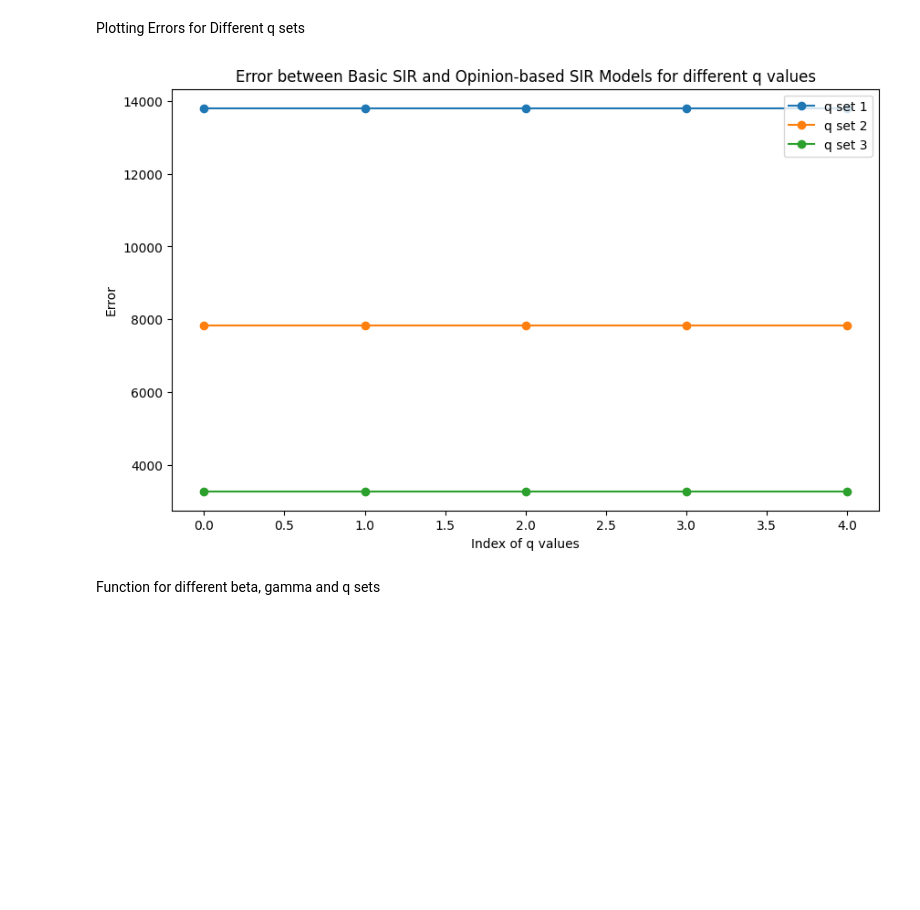
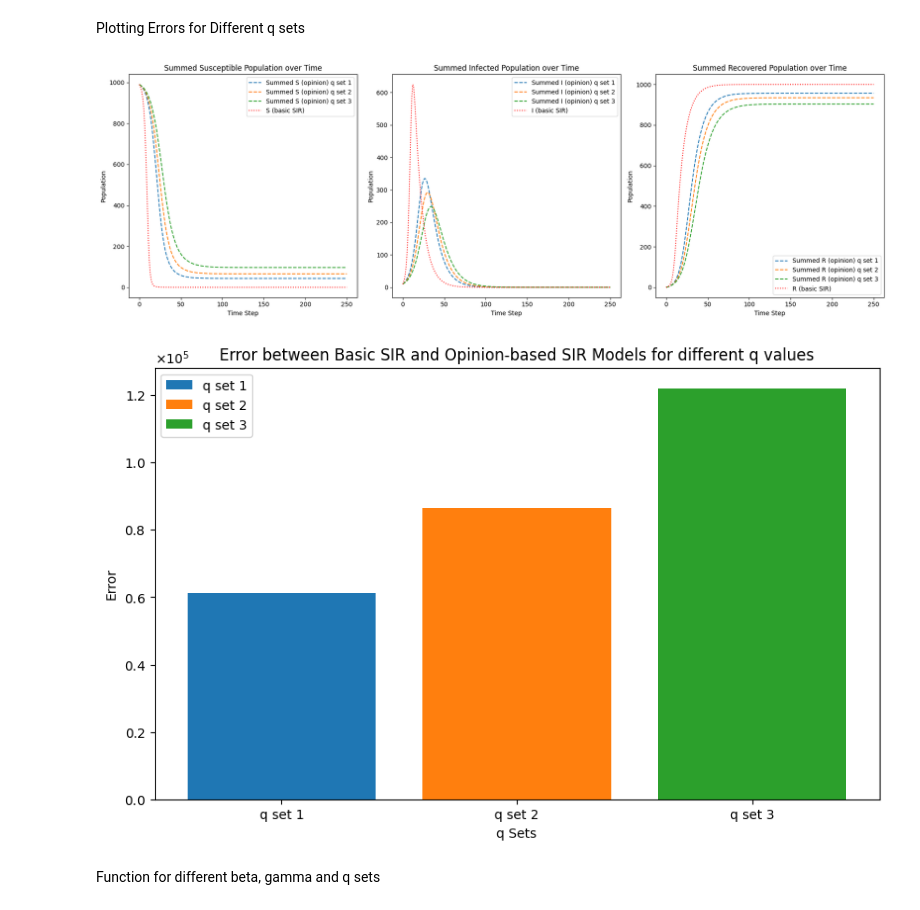
Before and after one commit to mohdkashifansari/Influence_of_Opinion_Dynamics_on_Disease_Spread, a Jupyter notebook: F_F_Code.ipynb, the cells around one changed output. Drawn from its saved outputs; the diff is of its cells as text; code cells hidden in the pictures; blank space fills up the shorter version.

```diff
--- a/F_F_Code.ipynb
+++ b/F_F_Code.ipynb
@@ -11,7 +11,7 @@ from scipy.optimize import minimize
 Softmax
 # %%
 def pii(q):
-    return 1 / (1 + np.exp(q)), np.exp(q) / (1 + np.exp(q))
+    return 1 / (1 + np.exp(-q)), np.exp(-q) / (1 + np.exp(-q))
 # %% [markdown]
 Transition Matrix
 # %%
@@ -86,10 +86,10 @@ init_state = (int_S, int_I, int_R)
 
 init_opinion_state = np.array([int_S // n] * n + [int_I // n] * n + [int_R // n] * n)
 
-q = np.array([-1 * i for i in range(n)])
-beta = 0.8  # infection rate
+q = np.array([-.1 * i for i in range(n)])
+beta = 0.7  # infection rate
 gamma = 0.1  # recovery rate
-steps = 50  # Number of time steps to simulate
+steps = 250  # Number of time steps to simulate
 
 populations = simulate_transition(init_opinion_state, beta, gamma, steps, q)
 basic_SIR_populations = simulate_basic_SIR(init_state, beta, gamma, steps)
@@ -314,50 +317,89 @@ diff_beta_gamma()
 # %% [markdown]
 Plotting Errors for Different q sets
 # %%
-def diff_q_values(init_opinion_state, init_state, beta, gamma, steps, n):
+def diff_q_values(init_opinion_state, init_state, beta, gamma, steps, q_values, n):
     # Create an empty list to store errors for each q value set
     errors = []
-
-    q_values = [np.array([-1 * i for i in range(n)]), np.array([-1.5* i for i in range(n)]), np.array([-11 * i for i in range(n)])]
+    all_S_opinion = []
+    all_I_opinion = []
+    all_R_opinion = []
 
     # Iterate over each set of q values
     for q in q_values:
         # Simulate the opinion-based SIR model
         populations = simulate_transition(init_opinion_state, beta, gamma, steps, q)
 
         # Sum the opinion-based model results
         S_opinion = np.array([sum(pop[:n]) for pop in populations])
         I_opinion = np.array([sum(pop[n:2*n]) for pop in populations])
         R_opinion = np.array([sum(pop[2*n:3*n]) for pop in populations])
+
+        # Store the results for plotting
+        all_S_opinion.append(S_opinion)
+        all_I_opinion.append(I_opinion)
+        all_R_opinion.append(R_opinion)
 
         # Simulate the basic SIR model
         basic_SIR_populations = simulate_basic_SIR(init_state, beta, gamma, steps)
         S_basic, I_basic, R_basic = zip(*basic_SIR_populations)
         S_basic = np.array(S_basic)
         I_basic = np.array(I_basic)
         R_basic = np.array(R_basic)
 
         # Compute the mean squared error
         error = np.mean((S_opinion - S_basic)**2 + (I_opinion - I_basic)**2 + (R_opinion - R_basic)**2)
         errors.append(error)
 
-    # Plot the error for each set of q values
+    # Plot the SIR model results
+    timesteps = len(populations)
+    time = np.arange(timesteps)
+
+    fig, axs = plt.subplots(1, 3, figsize=(18, 6))
+
+    for i, (S_opinion, I_opinion, R_opinion) in enumerate(zip(all_S_opinion, all_I_opinion, all_R_opinion)):
+        axs[0].plot(time, S_opinion, label=f'Summed S (opinion) q set {i+1}', linestyle='--')
+        axs[1].plot(time, I_opinion, label=f'Summed I (opinion) q set {i+1}', linestyle='--')
+        axs[2].plot(time, R_opinion, label=f'Summed R (opinion) q set {i+1}', linestyle='--')
+
+    # Plot basic SIR model
+    axs[0].plot(time, S_basic, label='S (basic SIR)', linestyle=':', color='red')
+    axs[1].plot(time, I_basic, label='I (basic SIR)', linestyle=':', color='red')
+    axs[2].plot(time, R_basic, label='R (basic SIR)', linestyle=':', color='red')
+
+    for ax in axs:
+        ax.set_xlabel('Time Step')
+        ax.set_ylabel('Population')
+        ax.legend()
+
+    axs[0].set_title('Summed Susceptible Population over Time')
+    axs[1].set_title('Summed Infected Population over Time')
+    axs[2].set_title('Summed Recovered Population over Time')
+
+    plt.tight_layout()
+    plt.show()
+
+    # Plot the error for each set of q values using histograms
     plt.figure(figsize=(10, 6))
-    for i, q in enumerate(q_values):
-        plt.plot(range(len(q)), [errors[i]] * len(q), marker='o', label=f'q set {i+1}')
+    for i, error in enumerate(errors):
+        plt.bar(i, error, label=f'q set {i+1}')
 
-    plt.xlabel('Index of q values')
+    plt.xlabel('q Sets')
     plt.ylabel('Error')
     plt.title('Error between Basic SIR and Opinion-based SIR Models for different q values')
+    plt.xticks(range(len(errors)), [f'q set {i+1}' for i in range(len(errors))])
+
+    ax = plt.gca()
+    ax.yaxis.set_major_formatter(ScalarFormatter(useMathText=True))
+    ax.ticklabel_format(axis='y', style='sci', scilimits=(5,5))
     plt.legend()
     plt.show()
 
     return errors
 
-# Run the analysis for different q values
-errors =diff_q_values(init_opinion_state, init_state, beta, gamma, steps, n)
+errors =diff_q_values(init_opinion_state, init_state, beta, gamma, steps, q_values, n)
 # %% [output]
-[figure, old version]
+[figure, new version]
+[figure, added]
 # %% [markdown]
 Function for different beta, gamma and q sets
 # %%
```
Also changed, not shown: parts of 8 cells of this notebook, 5 other files.
